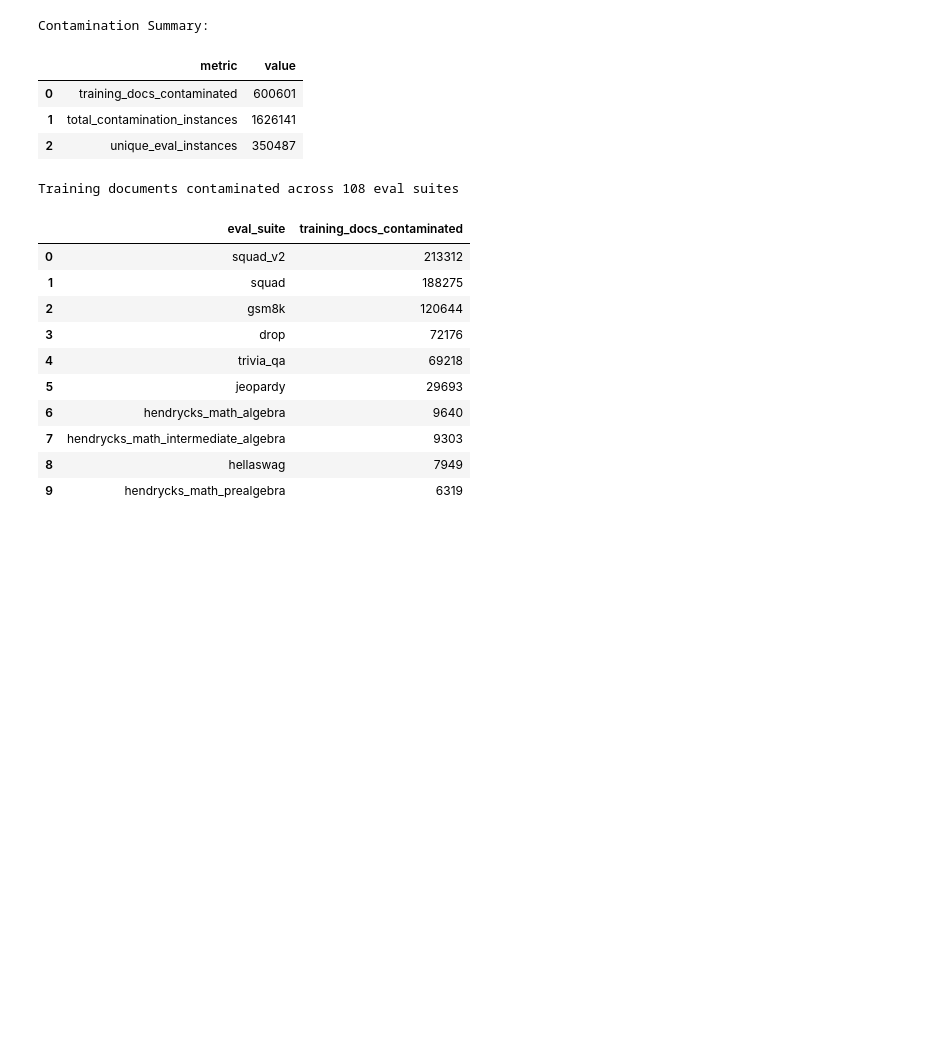
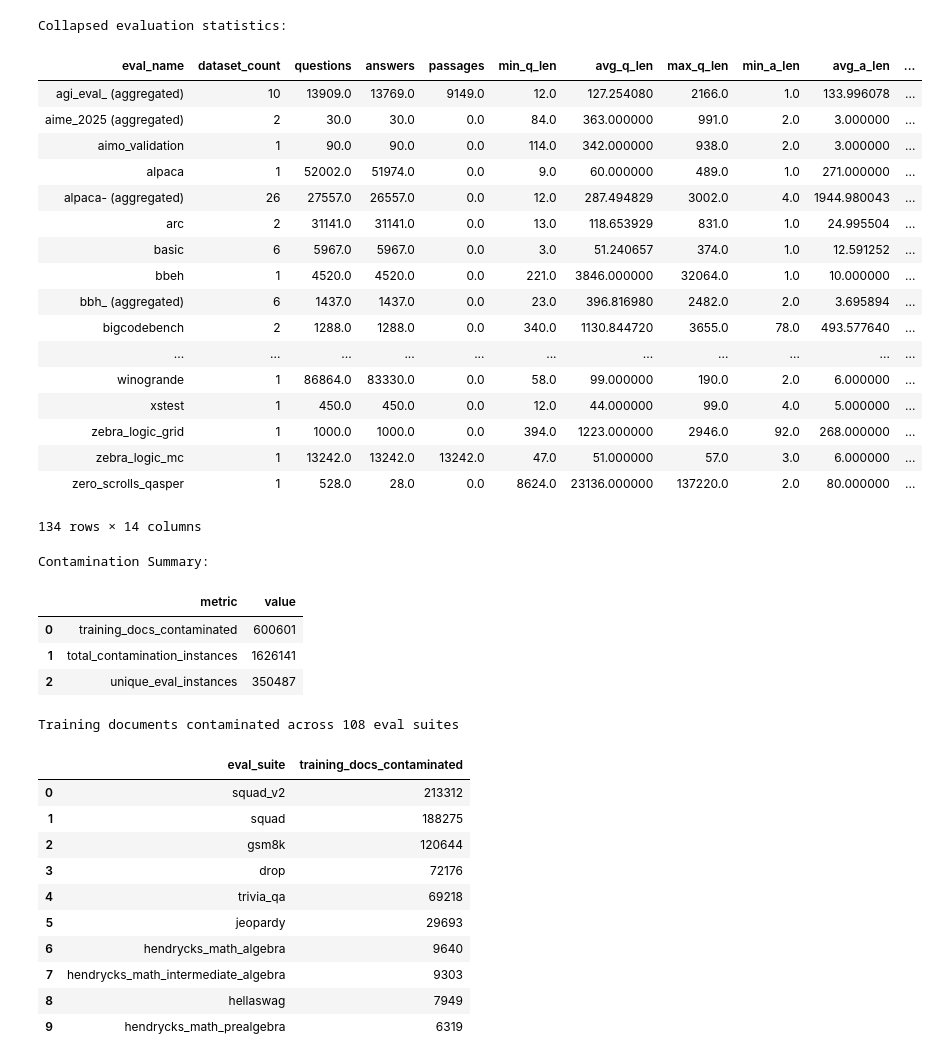
Before and after one commit to allenai/decon, a Jupyter notebook: decon_analysis.ipynb, the cells around one changed output. Drawn from its saved outputs; the diff is of its cells as text; code cells hidden in the pictures; blank space fills up the shorter version.

```diff
--- a/decon_analysis.ipynb
+++ b/decon_analysis.ipynb
@@ -26,3 +351,62 @@ Loaded 217 evaluation datasets
+# %%
+# Display collapsed evaluation stats
+print("Collapsed evaluation statistics:")
+display_columns = [
+    "eval_name",
+    "dataset_count",
+    "questions",
+    "answers",
+    "passages",
+    "min_q_len",
+    "avg_q_len",
+    "max_q_len",
+    "min_a_len",
+    "avg_a_len",
+    "max_a_len",
+    "min_p_len",
+    "avg_p_len",
+    "max_p_len",
+]
+
+display(HTML(
+    collapsed_eval_stats[display_columns]
+    .to_html(
+        index=False,
+        max_cols=20,
+        notebook=True,
+        show_dimensions=True,
+        table_id="collapsed-evalstats-table",
+    )
+    + """
+<style>
+#collapsed-evalstats-table {
+    display: block;
+    max-height: 400px;
+    overflow: auto;
+}
+</style>
+"""
+))
+# %% [output]
+Collapsed evaluation statistics:
+| eval_name | dataset_count | questions | answers | passages | min_q_len | avg_q_len | max_q_len | min_a_len | avg_a_len | ... |
+| agi_eval_ (aggregated) | 10 | 13909.0 | 13769.0 | 9149.0 | 12.0 | 127.254080 | 2166.0 | 1.0 | 133.996078 | ... |
+| aime_2025 (aggregated) | 2 | 30.0 | 30.0 | 0.0 | 84.0 | 363.000000 | 991.0 | 2.0 | 3.000000 | ... |
+| aimo_validation | 1 | 90.0 | 90.0 | 0.0 | 114.0 | 342.000000 | 938.0 | 2.0 | 3.000000 | ... |
+| alpaca | 1 | 52002.0 | 51974.0 | 0.0 | 9.0 | 60.000000 | 489.0 | 1.0 | 271.000000 | ... |
+| alpaca- (aggregated) | 26 | 27557.0 | 26557.0 | 0.0 | 12.0 | 287.494829 | 3002.0 | 4.0 | 1944.980043 | ... |
+| arc | 2 | 31141.0 | 31141.0 | 0.0 | 13.0 | 118.653929 | 831.0 | 1.0 | 24.995504 | ... |
+| basic | 6 | 5967.0 | 5967.0 | 0.0 | 3.0 | 51.240657 | 374.0 | 1.0 | 12.591252 | ... |
+| bbeh | 1 | 4520.0 | 4520.0 | 0.0 | 221.0 | 3846.000000 | 32064.0 | 1.0 | 10.000000 | ... |
+| bbh_ (aggregated) | 6 | 1437.0 | 1437.0 | 0.0 | 23.0 | 396.816980 | 2482.0 | 2.0 | 3.695894 | ... |
+| bigcodebench | 2 | 1288.0 | 1288.0 | 0.0 | 340.0 | 1130.844720 | 3655.0 | 78.0 | 493.577640 | ... |
+| ... | ... | ... | ... | ... | ... | ... | ... | ... | ... | ... |
+| winogrande | 1 | 86864.0 | 83330.0 | 0.0 | 58.0 | 99.000000 | 190.0 | 2.0 | 6.000000 | ... |
+| xstest | 1 | 450.0 | 450.0 | 0.0 | 12.0 | 44.000000 | 99.0 | 4.0 | 5.000000 | ... |
+| zebra_logic_grid | 1 | 1000.0 | 1000.0 | 0.0 | 394.0 | 1223.000000 | 2946.0 | 92.0 | 268.000000 | ... |
+| zebra_logic_mc | 1 | 13242.0 | 13242.0 | 13242.0 | 47.0 | 51.000000 | 57.0 | 3.0 | 6.000000 | ... |
+| zero_scrolls_qasper | 1 | 528.0 | 28.0 | 0.0 | 8624.0 | 23136.000000 | 137220.0 | 2.0 | 80.000000 | ... |
+134 rows × 14 columns
 # %%
 # Load contamination summary
 summary = pd.read_csv(f"{contam_stats_dir}/summary.csv")
```
Also changed, not shown: parts of 16 cells of this notebook.
